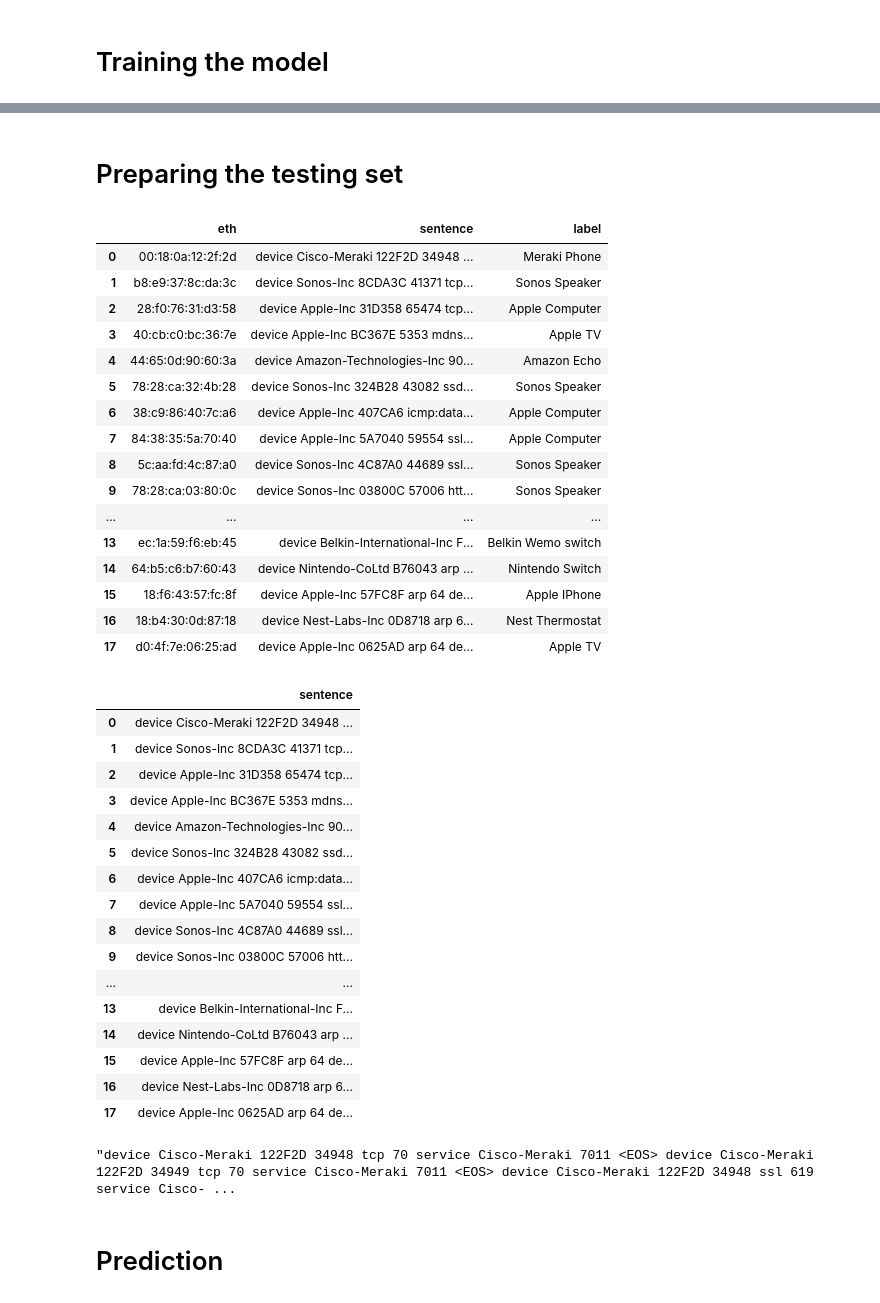
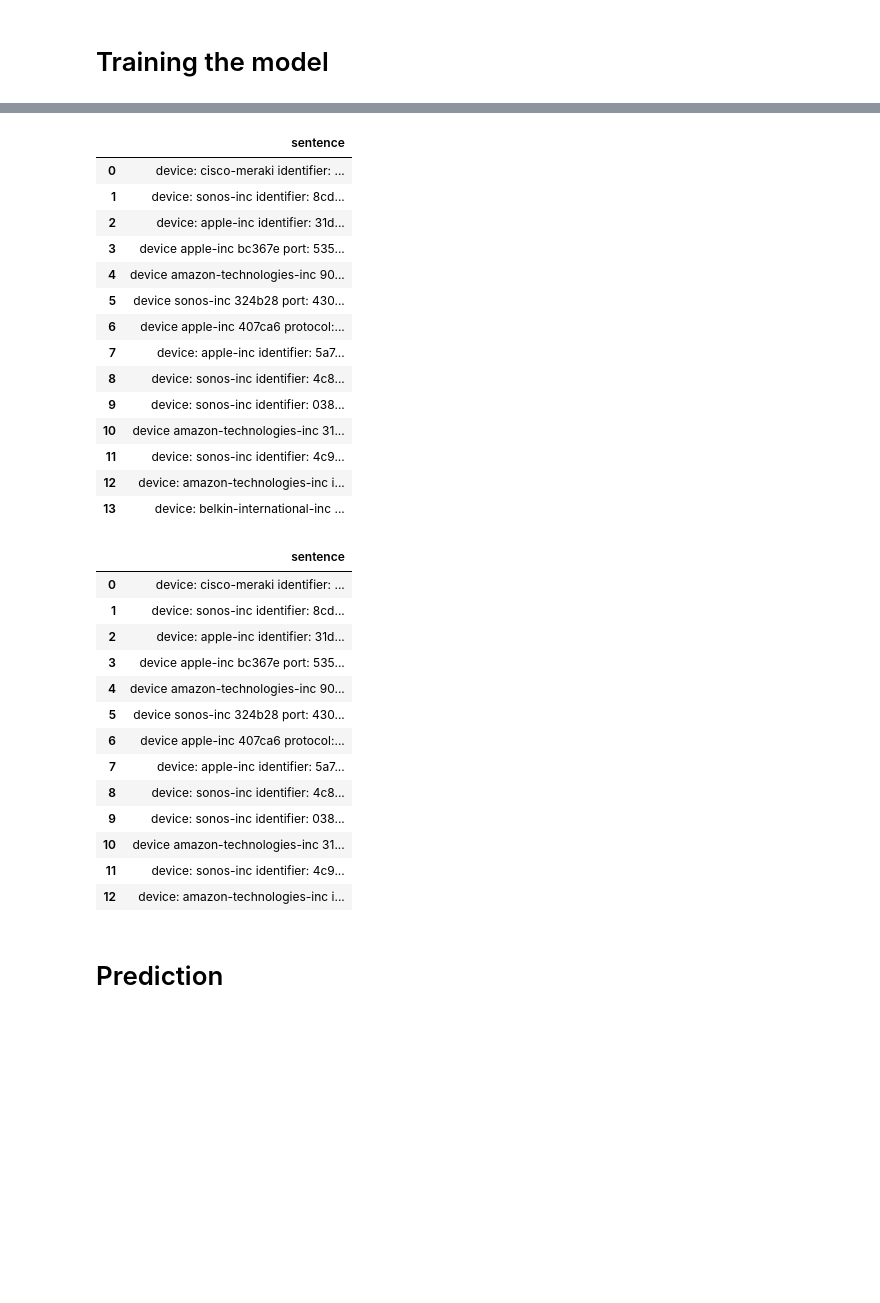
Before and after one commit to daghan/W210-IoT, a Jupyter notebook: training-4.ipynb, the cells around one changed output, grey strips where cells are left out. Drawn from its saved outputs; the diff is of its cells as text; code cells hidden in the pictures; blank space fills up the shorter version.

Commit message:
cleaned up the labels and used custom embeddings

```diff
--- a/training-4.ipynb
+++ b/training-4.ipynb
@@ -83,52 +163,41 @@ Progress: 100.0% words/sec/thread: 1379214 lr:  0.000000 loss:  2.820754 ETA:
-# %% [markdown]
-# Preparing the testing set
 # %%
 daghan_preprocessed = pd.read_csv("./daghan_preprocessed.csv")
-daghan_preprocessed
+daghan_for_testing = daghan_preprocessed.drop(['eth','label'], axis = 1)
+daghan_for_testing
 # %% [output]
-|  | eth | sentence | label |
-| 0 | 00:18:0a:12:2f:2d | device Cisco-Meraki 122F2D 34948 ... | Meraki Phone |
-| 1 | b8:e9:37:8c:da:3c | device Sonos-Inc 8CDA3C 41371 tcp... | Sonos Speaker |
-| 2 | 28:f0:76:31:d3:58 | device Apple-Inc 31D358 65474 tcp... | Apple Computer |
-| 3 | 40:cb:c0:bc:36:7e | device Apple-Inc BC367E 5353 mdns... | Apple TV |
-| 4 | 44:65:0d:90:60:3a | device Amazon-Technologies-Inc 90... | Amazon Echo |
-| 5 | 78:28:ca:32:4b:28 | device Sonos-Inc 324B28 43082 ssd... | Sonos Speaker |
-| 6 | 38:c9:86:40:7c:a6 | device Apple-Inc 407CA6 icmp:data... | Apple Computer |
-| 7 | 84:38:35:5a:70:40 | device Apple-Inc 5A7040 59554 ssl... | Apple Computer |
-| 8 | 5c:aa:fd:4c:87:a0 | device Sonos-Inc 4C87A0 44689 ssl... | Sonos Speaker |
-| 9 | 78:28:ca:03:80:0c | device Sonos-Inc 03800C 57006 htt... | Sonos Speaker |
-| ... | ... | ... | ... |
-| 13 | ec:1a:59:f6:eb:45 | device Belkin-International-Inc F... | Belkin Wemo switch |
-| 14 | 64:b5:c6:b7:60:43 | device Nintendo-CoLtd B76043 arp ... | Nintendo Switch |
-| 15 | 18:f6:43:57:fc:8f | device Apple-Inc 57FC8F arp 64 de... | Apple IPhone |
-| 16 | 18:b4:30:0d:87:18 | device Nest-Labs-Inc 0D8718 arp 6... | Nest Thermostat |
-| 17 | d0:4f:7e:06:25:ad | device Apple-Inc 0625AD arp 64 de... | Apple TV |
+|  | sentence |
+| 0 | device: cisco-meraki identifier: ... |
+| 1 | device: sonos-inc identifier: 8cd... |
+| 2 | device: apple-inc identifier: 31d... |
+| 3 | device apple-inc bc367e port: 535... |
+| 4 | device amazon-technologies-inc 90... |
+| 5 | device sonos-inc 324b28 port: 430... |
+| 6 | device apple-inc 407ca6 protocol:... |
+| 7 | device: apple-inc identifier: 5a7... |
+| 8 | device: sonos-inc identifier: 4c8... |
+| 9 | device: sonos-inc identifier: 038... |
+| 10 | device amazon-technologies-inc 31... |
+| 11 | device: sonos-inc identifier: 4c9... |
+| 12 | device: amazon-technologies-inc i... |
+| 13 | device: belkin-international-inc ... |
-# %%
-daghan_for_testing = daghan_preprocessed.drop(['eth','label'], axis = 1)
-daghan_for_testing
-# %% [output]
-|  | sentence |
-| 0 | device Cisco-Meraki 122F2D 34948 ... |
-| 1 | device Sonos-Inc 8CDA3C 41371 tcp... |
-| 2 | device Apple-Inc 31D358 65474 tcp... |
-| 3 | device Apple-Inc BC367E 5353 mdns... |
-| 4 | device Amazon-Technologies-Inc 90... |
-| 5 | device Sonos-Inc 324B28 43082 ssd... |
-| 6 | device Apple-Inc 407CA6 icmp:data... |
-| 7 | device Apple-Inc 5A7040 59554 ssl... |
-| 8 | device Sonos-Inc 4C87A0 44689 ssl... |
-| 9 | device Sonos-Inc 03800C 57006 htt... |
-| ... | ... |
-| 13 | device Belkin-International-Inc F... |
-| 14 | device Nintendo-CoLtd B76043 arp ... |
-| 15 | device Apple-Inc 57FC8F arp 64 de... |
-| 16 | device Nest-Labs-Inc 0D8718 arp 6... |
-| 17 | device Apple-Inc 0625AD arp 64 de... |
 # %%
 daghan_for_testing.to_csv('daghan_for_testing.txt', header=None, index=None, sep=' ')
-! head -n 1 ./daghan_for_testing.txt
+daghan_for_testing[0:13]
 # %% [output]
-"device Cisco-Meraki 122F2D 34948 tcp 70 service Cisco-Meraki 7011 <EOS> device Cisco-Meraki 122F2D 34949 tcp 70 service Cisco-Meraki 7011 <EOS> device Cisco-Meraki 122F2D 34948 ssl 619 service Cisco- ...
+|  | sentence |
+| 0 | device: cisco-meraki identifier: ... |
+| 1 | device: sonos-inc identifier: 8cd... |
+| 2 | device: apple-inc identifier: 31d... |
+| 3 | device apple-inc bc367e port: 535... |
+| 4 | device amazon-technologies-inc 90... |
+| 5 | device sonos-inc 324b28 port: 430... |
+| 6 | device apple-inc 407ca6 protocol:... |
+| 7 | device: apple-inc identifier: 5a7... |
+| 8 | device: sonos-inc identifier: 4c8... |
+| 9 | device: sonos-inc identifier: 038... |
+| 10 | device amazon-technologies-inc 31... |
+| 11 | device: sonos-inc identifier: 4c9... |
+| 12 | device: amazon-technologies-inc i... |
 # %% [markdown]
 # Prediction
 # %%
```
Also changed, not shown: parts of 19 cells of this notebook, 1 other file.
